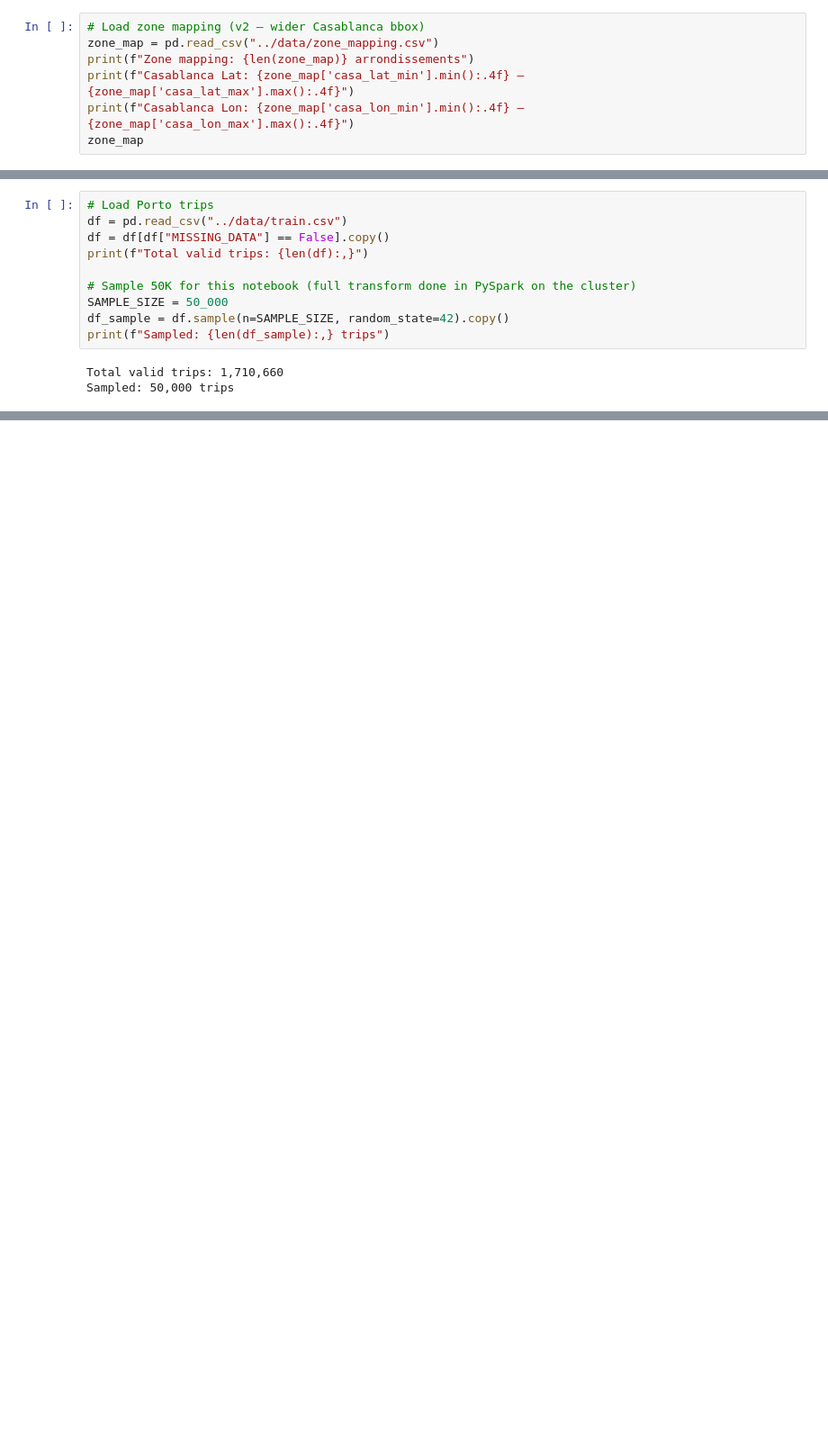
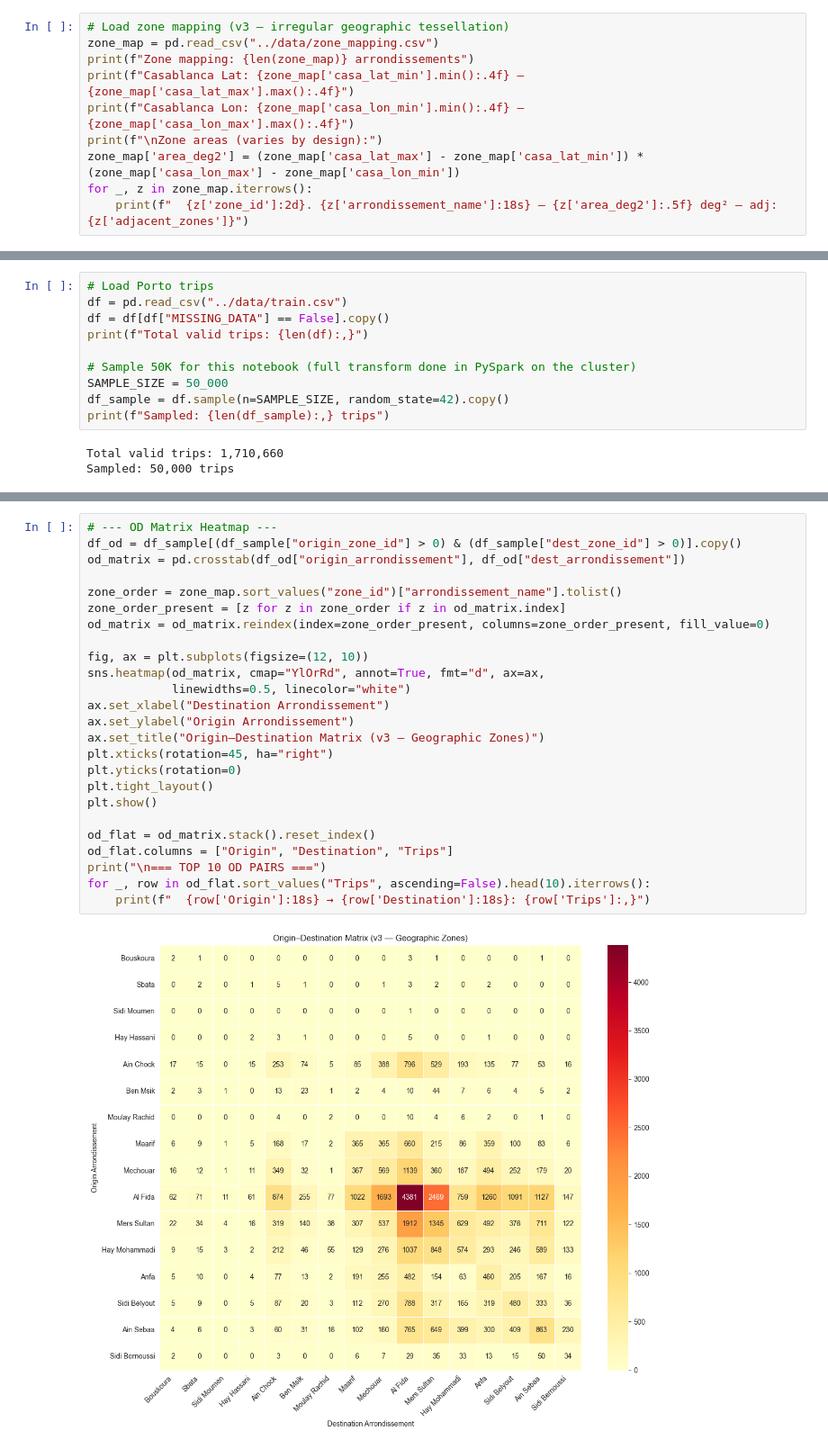
Before and after one commit to mohamedamineelabidi/Taasimm, a Jupyter notebook: notebooks/02_zone_remapping.ipynb, the cells around one changed output, grey strips where cells are left out. Shown at 90% size. Drawn from its saved outputs; the diff is of its cells as text; blank space fills up the shorter version.

```diff
--- a/notebooks/02_zone_remapping.ipynb
+++ b/notebooks/02_zone_remapping.ipynb
@@ -51,10 +117,13 @@ Libraries loaded.
 # %%
-# Load zone mapping (v2 — wider Casablanca bbox)
+# Load zone mapping (v3 — irregular geographic tessellation)
 zone_map = pd.read_csv("../data/zone_mapping.csv")
 print(f"Zone mapping: {len(zone_map)} arrondissements")
 print(f"Casablanca Lat: {zone_map['casa_lat_min'].min():.4f} – {zone_map['casa_lat_max'].max():.4f}")
 print(f"Casablanca Lon: {zone_map['casa_lon_min'].min():.4f} – {zone_map['casa_lon_max'].max():.4f}")
-zone_map
+print(f"\nZone areas (varies by design):")
+zone_map['area_deg2'] = (zone_map['casa_lat_max'] - zone_map['casa_lat_min']) * (zone_map['casa_lon_max'] - zone_map['casa_lon_min'])
+for _, z in zone_map.iterrows():
+    print(f"  {z['zone_id']:2d}. {z['arrondissement_name']:18s} — {z['area_deg2']:.5f} deg² — adj: {z['adjacent_zones']}")
 # %% [output]
 Zone mapping: 16 arrondissements
 Casablanca Lat: 33.4500 – 33.6800
@@ -567,0 +411,27 @@ Saved 47516 remapped trips to data/remapped_trips_sample.csv
+# %%
+# --- OD Matrix Heatmap ---
+df_od = df_sample[(df_sample["origin_zone_id"] > 0) & (df_sample["dest_zone_id"] > 0)].copy()
+od_matrix = pd.crosstab(df_od["origin_arrondissement"], df_od["dest_arrondissement"])
+
+zone_order = zone_map.sort_values("zone_id")["arrondissement_name"].tolist()
+zone_order_present = [z for z in zone_order if z in od_matrix.index]
+od_matrix = od_matrix.reindex(index=zone_order_present, columns=zone_order_present, fill_value=0)
+
+fig, ax = plt.subplots(figsize=(12, 10))
+sns.heatmap(od_matrix, cmap="YlOrRd", annot=True, fmt="d", ax=ax,
+            linewidths=0.5, linecolor="white")
+ax.set_xlabel("Destination Arrondissement")
+ax.set_ylabel("Origin Arrondissement")
+ax.set_title("Origin–Destination Matrix (v3 — Geographic Zones)")
+plt.xticks(rotation=45, ha="right")
+plt.yticks(rotation=0)
+plt.tight_layout()
+plt.show()
+
+od_flat = od_matrix.stack().reset_index()
+od_flat.columns = ["Origin", "Destination", "Trips"]
+print("\n=== TOP 10 OD PAIRS ===")
+for _, row in od_flat.sort_values("Trips", ascending=False).head(10).iterrows():
+    print(f"  {row['Origin']:18s} → {row['Destination']:18s}: {row['Trips']:,}")
+# %% [output]
+[figure, added]
```
Also changed, not shown: parts of 46 cells of this notebook, 4 other files.
